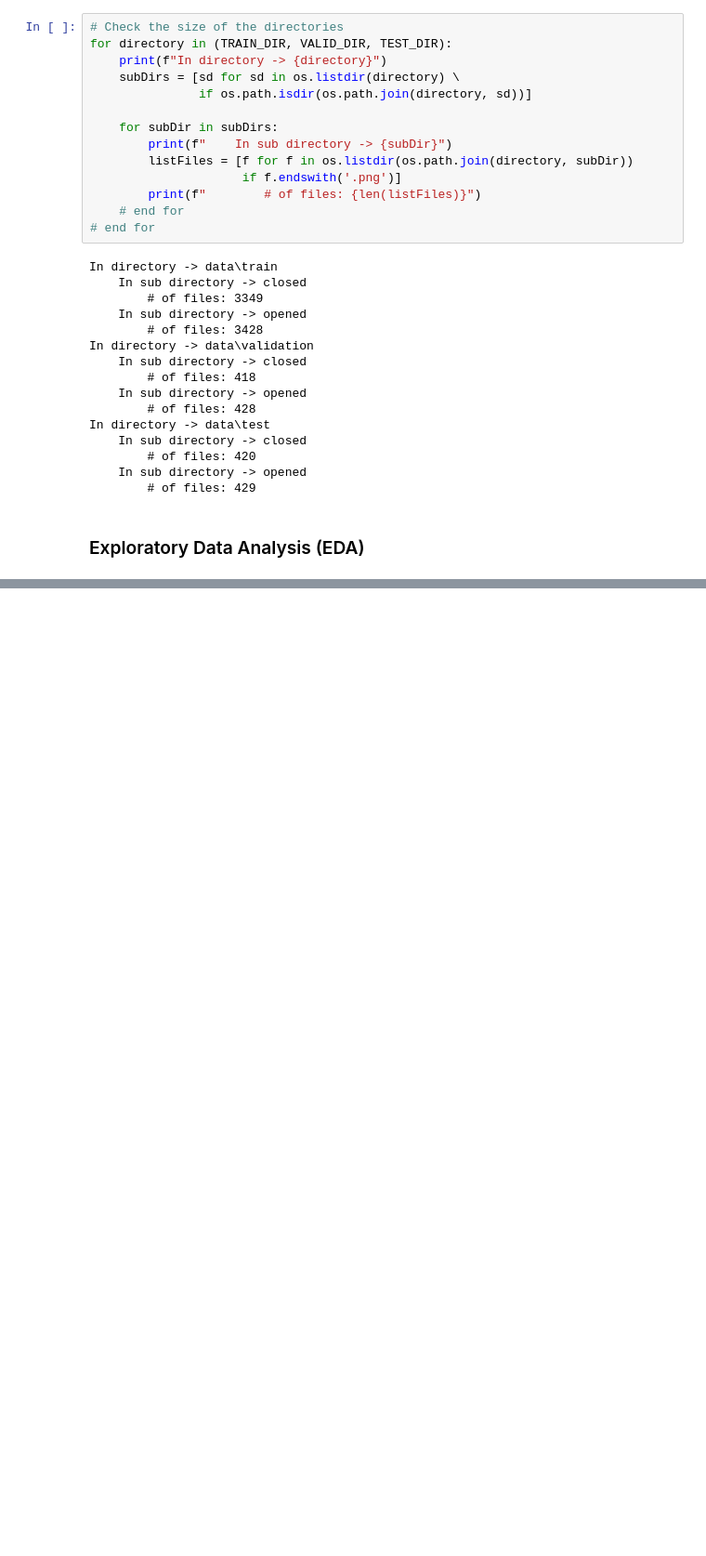
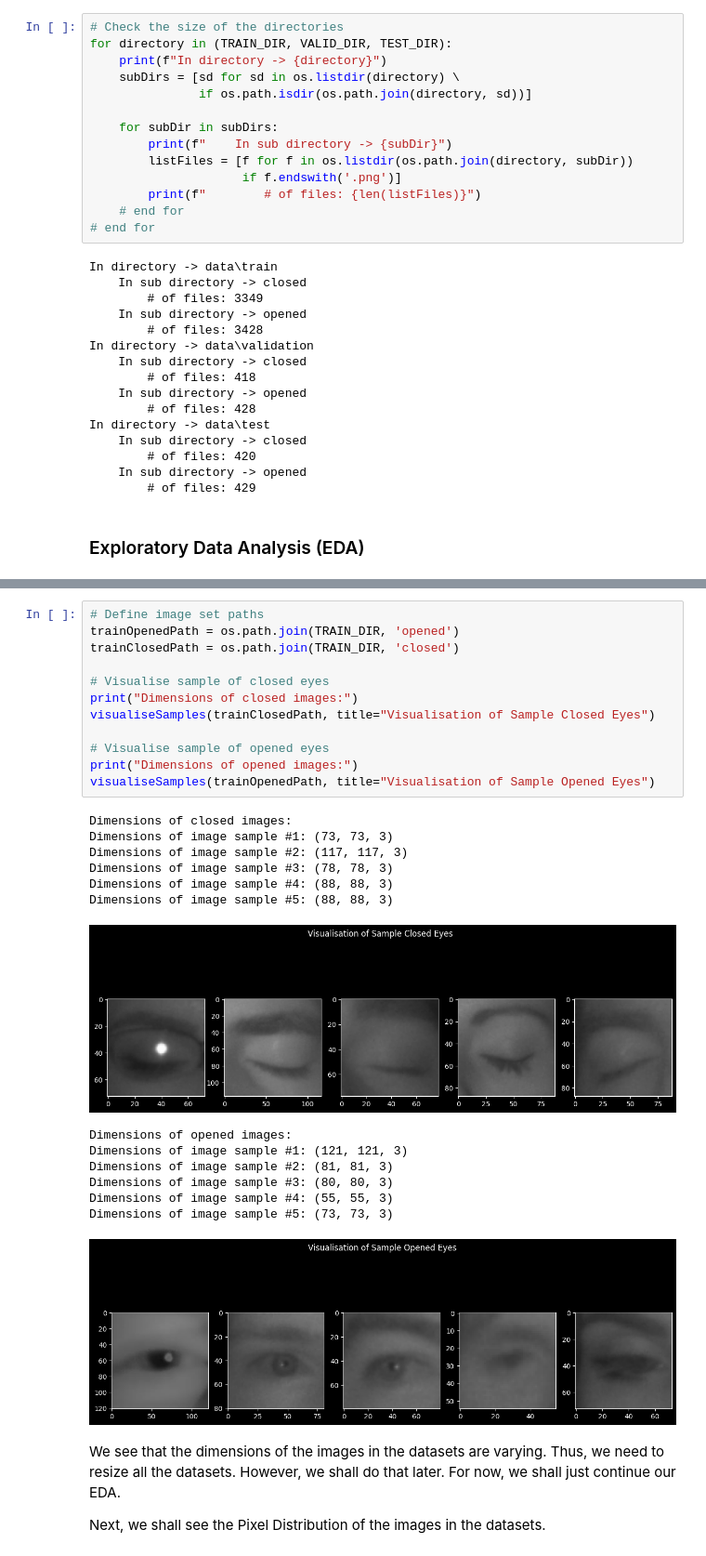
Before and after one commit to Zad-100/DrowsinessDetectionProject, a Jupyter notebook: DrowsinessDetectionSystem_DLModel.ipynb, the cells around one changed output, grey strips where cells are left out. Shown: that part at 93% size. Saved outputs shown, nothing was run; the diff lists cells and outputs as text; blank space fills up the shorter version.

Commit message:
Did the EDA of the image training dataset and accordingly pre-processed the dataset loading the resultant images into a list for further model training.

```diff
--- a/DrowsinessDetectionSystem_DLModel.ipynb
+++ b/DrowsinessDetectionSystem_DLModel.ipynb
@@ -262,0 +299,31 @@ In directory -> data\test
+# %%
+# Define image set paths
+trainOpenedPath = os.path.join(TRAIN_DIR, 'opened')
+trainClosedPath = os.path.join(TRAIN_DIR, 'closed')
+
+# Visualise sample of closed eyes
+print("Dimensions of closed images:")
+visualiseSamples(trainClosedPath, title="Visualisation of Sample Closed Eyes")
+
+# Visualise sample of opened eyes
+print("Dimensions of opened images:")
+visualiseSamples(trainOpenedPath, title="Visualisation of Sample Opened Eyes")
+# %% [output]
+Dimensions of closed images:
+Dimensions of image sample #1: (73, 73, 3)
+Dimensions of image sample #2: (117, 117, 3)
+Dimensions of image sample #3: (78, 78, 3)
+Dimensions of image sample #4: (88, 88, 3)
+Dimensions of image sample #5: (88, 88, 3)
+[figure, added]
+Dimensions of opened images:
+Dimensions of image sample #1: (121, 121, 3)
+Dimensions of image sample #2: (81, 81, 3)
+Dimensions of image sample #3: (80, 80, 3)
+Dimensions of image sample #4: (55, 55, 3)
+Dimensions of image sample #5: (73, 73, 3)
+[figure, added]
+# %% [markdown]
+We see that the dimensions of the images in the datasets are varying. Thus, we need to resize all the datasets. However, we shall do that later. For now, we shall just continue our EDA.
+
+Next, we shall see the Pixel Distribution of the images in the datasets.
```
Also changed, not shown: parts of 39 cells of this notebook.
